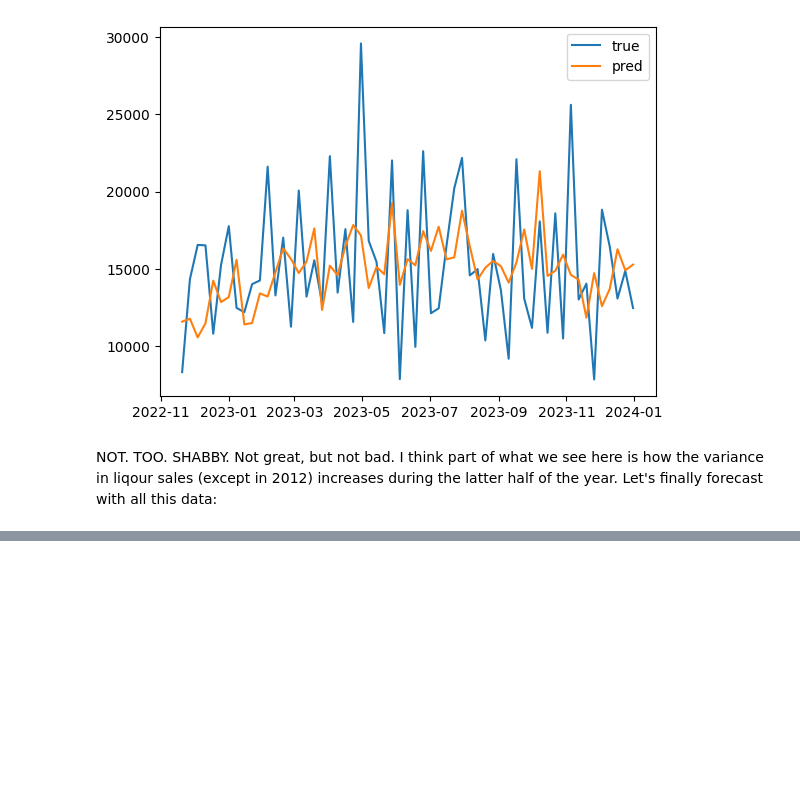
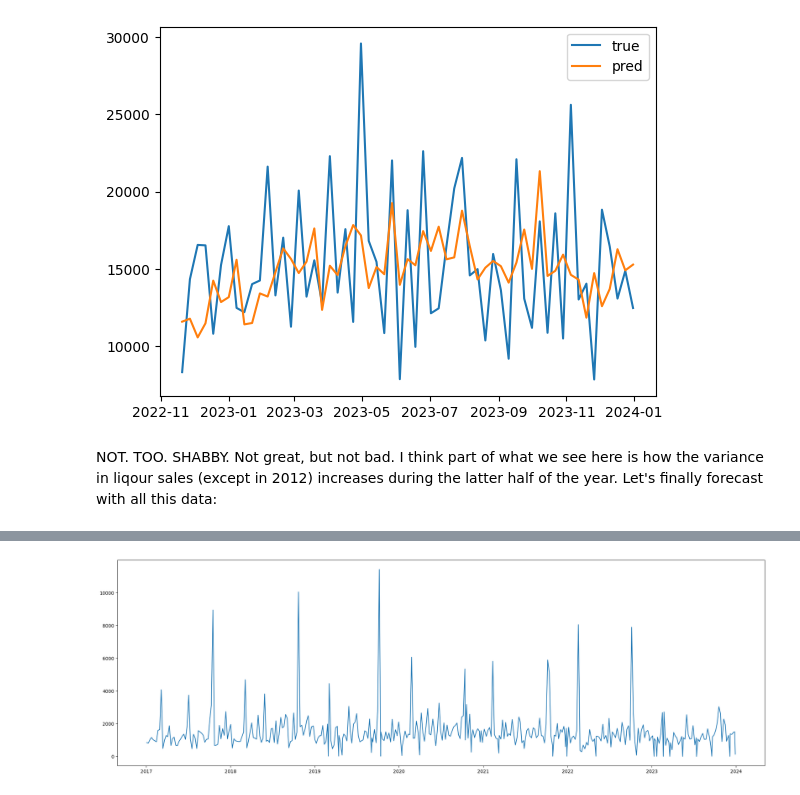
Before and after one commit to joeldmott/inventory_project, a Jupyter notebook: inventory_restocking_project.ipynb, the cells around one changed output, grey strips where cells are left out. Saved outputs shown, nothing was run; the diff lists cells and outputs as text; code cells hidden in the pictures; blank space fills up the shorter version.

```diff
--- a/inventory_restocking_project.ipynb
+++ b/inventory_restocking_project.ipynb
@@ -1196,5 +1079,7 @@ ax.plot(ccldm_bottles_sold_by_date_resampled_monthly.index, ccldm_bottles_sold_b
 # %%
-hvic = hy_vee_iowa_city
-hvic = hvic.groupby('Date').sum()['Bottles Sold']
+hvcf = hy_vee_cedar_falls
+hvcf = hvcf.groupby('Date').sum()['Bottles Sold']
 fig, ax = plt.subplots(figsize=(25, 8))
-ax.plot(hvic.index, hvic.values);
+ax.plot(hvcf.index, hvcf.values);
+# %% [output]
+[figure, added]
```
Also changed, not shown: parts of 34 cells of this notebook.
